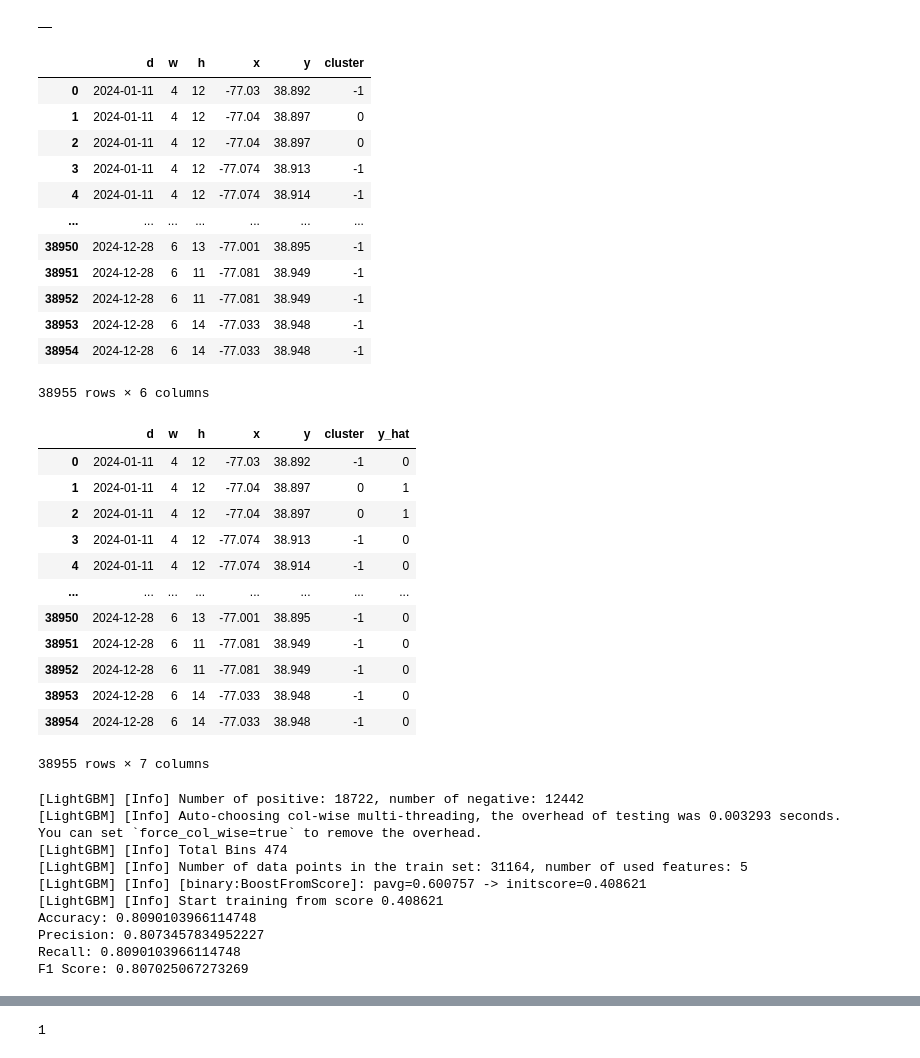
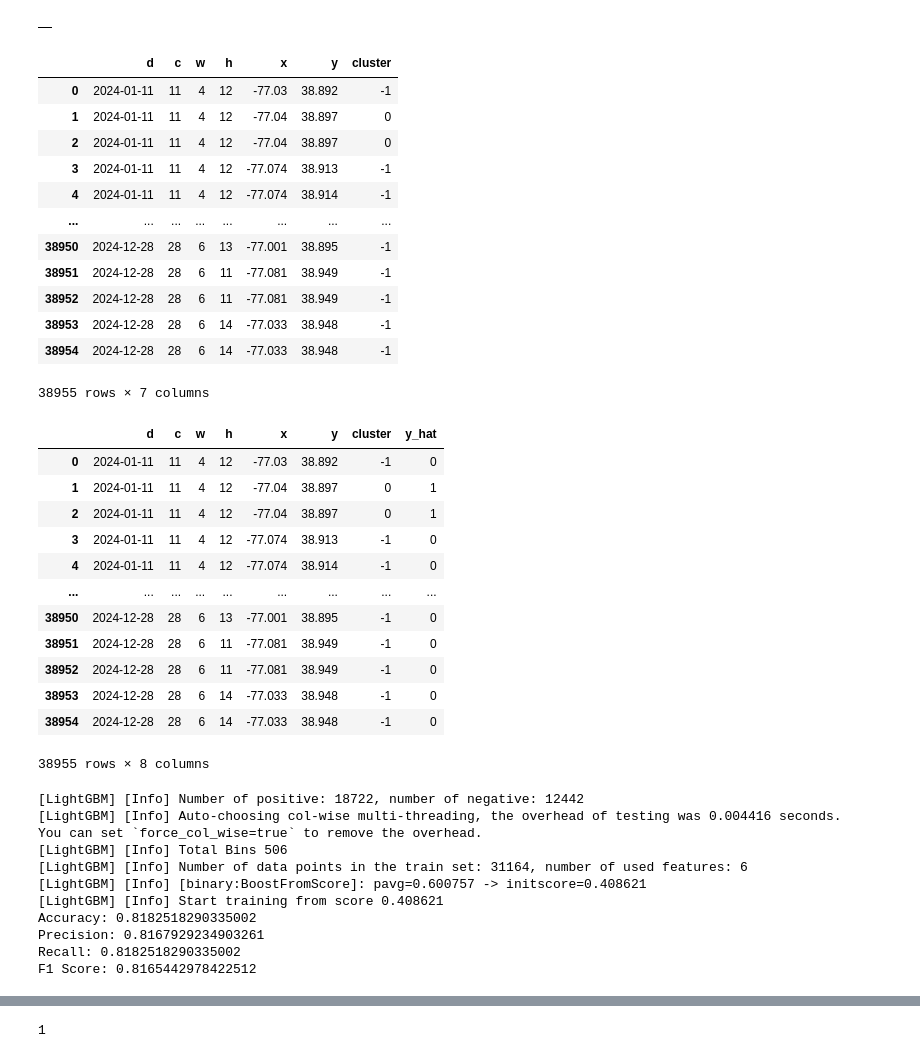
Before and after one commit to reedmarkham/meter-made, a Jupyter notebook: meter_made.ipynb, the cells around one changed output, grey strips where cells are left out. Cells and saved outputs as stored; diff of their text form; code cells hidden in the pictures.

Commit message:
success run with calendar date feature

```diff
--- a/meter_made.ipynb
+++ b/meter_made.ipynb
@@ -143,7 +143,7 @@ tickets_and_routes = tickets_and_routes[['TICKET_NUMBER', 'ROUTEID', 'ISSUE_DATE
 tickets_and_routes = tickets_and_routes.sort_values(by='TICKET_NUMBER').drop_duplicates()
 tickets_and_routes.geometry = tickets_and_routes.geometry.set_precision(grid_size=0.00001)
 # %%
-tickets_and_routes['timestamp'] = tickets_and_routes.apply(
+tickets_and_routes['timestamp'] = tickets_and_routes.parallel_apply(
     lambda row: str(row['ISSUE_DATE'].date()) + ' ' + row['ISSUE_TIME'],
     axis=1
     )
@@ -172,7 +172,7 @@ display(tickets_and_routes)
 # Visualize frequency and order (by ticket timestamp) of street cleaning parking tickets along sweeping routes
 # %%
 tickets_and_routes_filtered = tickets_and_routes[
-    tickets_and_routes['timestamp'].dt.date == pd.to_datetime('2024-10-28').date()
+    tickets_and_routes['timestamp'].dt.date == pd.to_datetime('2024-06-25').date()
 ]
 
 del tickets_and_routes
@@ -259,7 +259,7 @@ X_full = np.array(array_data)
 del array_data
 
 X_full_df = pd.DataFrame(X_full, columns=['x', 'y', 'd', 'c', 'w', 't'])
-X_full_df['h'] = X_full_df['t'].apply(lambda t: (t.hour + (t.minute + 30) // 60) % 24)
+X_full_df['h'] = X_full_df['t'].parallel_apply(lambda t: (t.hour + (t.minute + 30) // 60) % 24)
 X_full = X_full_df.values
 # %%
 to_cluster = pd.DataFrame(X_full, columns=['x', 'y', 'd', 'c', 'w', 't', 'h'])
@@ -514,73 +514,73 @@ del cluster_labels_df
 del propagated_df
 display(final_df)
 # %% [output]
-|  | d | w | h | x | y | cluster |
-| 0 | 2024-01-11 | 4 | 12 | -77.03 | 38.892 | -1 |
-| 1 | 2024-01-11 | 4 | 12 | -77.04 | 38.897 | 0 |
-| 2 | 2024-01-11 | 4 | 12 | -77.04 | 38.897 | 0 |
-| 3 | 2024-01-11 | 4 | 12 | -77.074 | 38.913 | -1 |
-| 4 | 2024-01-11 | 4 | 12 | -77.074 | 38.914 | -1 |
-| ... | ... | ... | ... | ... | ... | ... |
-| 38950 | 2024-12-28 | 6 | 13 | -77.001 | 38.895 | -1 |
-| 38951 | 2024-12-28 | 6 | 11 | -77.081 | 38.949 | -1 |
-| 38952 | 2024-12-28 | 6 | 11 | -77.081 | 38.949 | -1 |
-| 38953 | 2024-12-28 | 6 | 14 | -77.033 | 38.948 | -1 |
-| 38954 | 2024-12-28 | 6 | 14 | -77.033 | 38.948 | -1 |
+|  | d | c | w | h | x | y | cluster |
+| 0 | 2024-01-11 | 11 | 4 | 12 | -77.03 | 38.892 | -1 |
+| 1 | 2024-01-11 | 11 | 4 | 12 | -77.04 | 38.897 | 0 |
+| 2 | 2024-01-11 | 11 | 4 | 12 | -77.04 | 38.897 | 0 |
+| 3 | 2024-01-11 | 11 | 4 | 12 | -77.074 | 38.913 | -1 |
+| 4 | 2024-01-11 | 11 | 4 | 12 | -77.074 | 38.914 | -1 |
+| ... | ... | ... | ... | ... | ... | ... | ... |
+| 38950 | 2024-12-28 | 28 | 6 | 13 | -77.001 | 38.895 | -1 |
+| 38951 | 2024-12-28 | 28 | 6 | 11 | -77.081 | 38.949 | -1 |
+| 38952 | 2024-12-28 | 28 | 6 | 11 | -77.081 | 38.949 | -1 |
+| 38953 | 2024-12-28 | 28 | 6 | 14 | -77.033 | 38.948 | -1 |
+| 38954 | 2024-12-28 | 28 | 6 | 14 | -77.033 | 38.948 | -1 |
-38955 rows × 6 columns
+38955 rows × 7 columns
 # %%
 X = final_df[['d', 'c', 'w', 'h', 'x', 'y']]
-final_df['y_hat'] = final_df['cluster'].apply(lambda x: 0 if x == -1 else 1)
+final_df['y_hat'] = final_df['cluster'].parallel_apply(lambda x: 0 if x == -1 else 1)
 y = final_df['y_hat']
 display(final_df)
 
-X['d'] = pd.to_numeric(X['d'].apply(lambda x: x.toordinal()))
+X['d'] = pd.to_numeric(X['d'].parallel_apply(lambda x: x.toordinal()))
 X['c'] = pd.to_numeric(X['c'])
 X['w'] = pd.to_numeric(X['w'])
 X['h'] = pd.to_numeric(X['h'])
 X['x'] = pd.to_numeric(X['x'])
 X['y'] = pd.to_numeric(X['y'])
 
 X_train, X_test, y_train, y_test = train_test_split(X, y, test_size=0.2, random_state=42)
 
 model = lgb.LGBMClassifier()
 model.fit(X_train, y_train)
 
 y_pred = model.predict(X_test)
 
 accuracy = accuracy_score(y_test, y_pred)
 precision = precision_score(y_test, y_pred, average='weighted')
 recall = recall_score(y_test, y_pred, average='weighted')
 f1 = f1_score(y_test, y_pred, average='weighted')
 
 print("Accuracy:", accuracy)
 print("Precision:", precision)
 print("Recall:", recall)
 print("F1 Score:", f1)
 # %% [output]
-|  | d | w | h | x | y | cluster | y_hat |
-| 0 | 2024-01-11 | 4 | 12 | -77.03 | 38.892 | -1 | 0 |
-| 1 | 2024-01-11 | 4 | 12 | -77.04 | 38.897 | 0 | 1 |
-| 2 | 2024-01-11 | 4 | 12 | -77.04 | 38.897 | 0 | 1 |
-| 3 | 2024-01-11 | 4 | 12 | -77.074 | 38.913 | -1 | 0 |
-| 4 | 2024-01-11 | 4 | 12 | -77.074 | 38.914 | -1 | 0 |
-| ... | ... | ... | ... | ... | ... | ... | ... |
-| 38950 | 2024-12-28 | 6 | 13 | -77.001 | 38.895 | -1 | 0 |
-| 38951 | 2024-12-28 | 6 | 11 | -77.081 | 38.949 | -1 | 0 |
-| 38952 | 2024-12-28 | 6 | 11 | -77.081 | 38.949 | -1 | 0 |
-| 38953 | 2024-12-28 | 6 | 14 | -77.033 | 38.948 | -1 | 0 |
-| 38954 | 2024-12-28 | 6 | 14 | -77.033 | 38.948 | -1 | 0 |
+|  | d | c | w | h | x | y | cluster | y_hat |
+| 0 | 2024-01-11 | 11 | 4 | 12 | -77.03 | 38.892 | -1 | 0 |
+| 1 | 2024-01-11 | 11 | 4 | 12 | -77.04 | 38.897 | 0 | 1 |
+| 2 | 2024-01-11 | 11 | 4 | 12 | -77.04 | 38.897 | 0 | 1 |
+| 3 | 2024-01-11 | 11 | 4 | 12 | -77.074 | 38.913 | -1 | 0 |
+| 4 | 2024-01-11 | 11 | 4 | 12 | -77.074 | 38.914 | -1 | 0 |
+| ... | ... | ... | ... | ... | ... | ... | ... | ... |
+| 38950 | 2024-12-28 | 28 | 6 | 13 | -77.001 | 38.895 | -1 | 0 |
+| 38951 | 2024-12-28 | 28 | 6 | 11 | -77.081 | 38.949 | -1 | 0 |
+| 38952 | 2024-12-28 | 28 | 6 | 11 | -77.081 | 38.949 | -1 | 0 |
+| 38953 | 2024-12-28 | 28 | 6 | 14 | -77.033 | 38.948 | -1 | 0 |
+| 38954 | 2024-12-28 | 28 | 6 | 14 | -77.033 | 38.948 | -1 | 0 |
-38955 rows × 7 columns
+38955 rows × 8 columns
 [LightGBM] [Info] Number of positive: 18722, number of negative: 12442
-[LightGBM] [Info] Auto-choosing col-wise multi-threading, the overhead of testing was 0.003293 seconds.
+[LightGBM] [Info] Auto-choosing col-wise multi-threading, the overhead of testing was 0.004416 seconds.
 You can set `force_col_wise=true` to remove the overhead.
-[LightGBM] [Info] Total Bins 474
-[LightGBM] [Info] Number of data points in the train set: 31164, number of used features: 5
+[LightGBM] [Info] Total Bins 506
+[LightGBM] [Info] Number of data points in the train set: 31164, number of used features: 6
 [LightGBM] [Info] [binary:BoostFromScore]: pavg=0.600757 -> initscore=0.408621
 [LightGBM] [Info] Start training from score 0.408621
-Accuracy: 0.8090103966114748
-Precision: 0.8073457834952227
-Recall: 0.8090103966114748
-F1 Score: 0.807025067273269
+Accuracy: 0.8182518290335002
+Precision: 0.8167929234903261
+Recall: 0.8182518290335002
+F1 Score: 0.8165442978422512
 # %%
 predicted_df = pd.DataFrame(
     {'x': X_test['x'],
```
Also changed, not shown: parts of 2 cells of this notebook.
